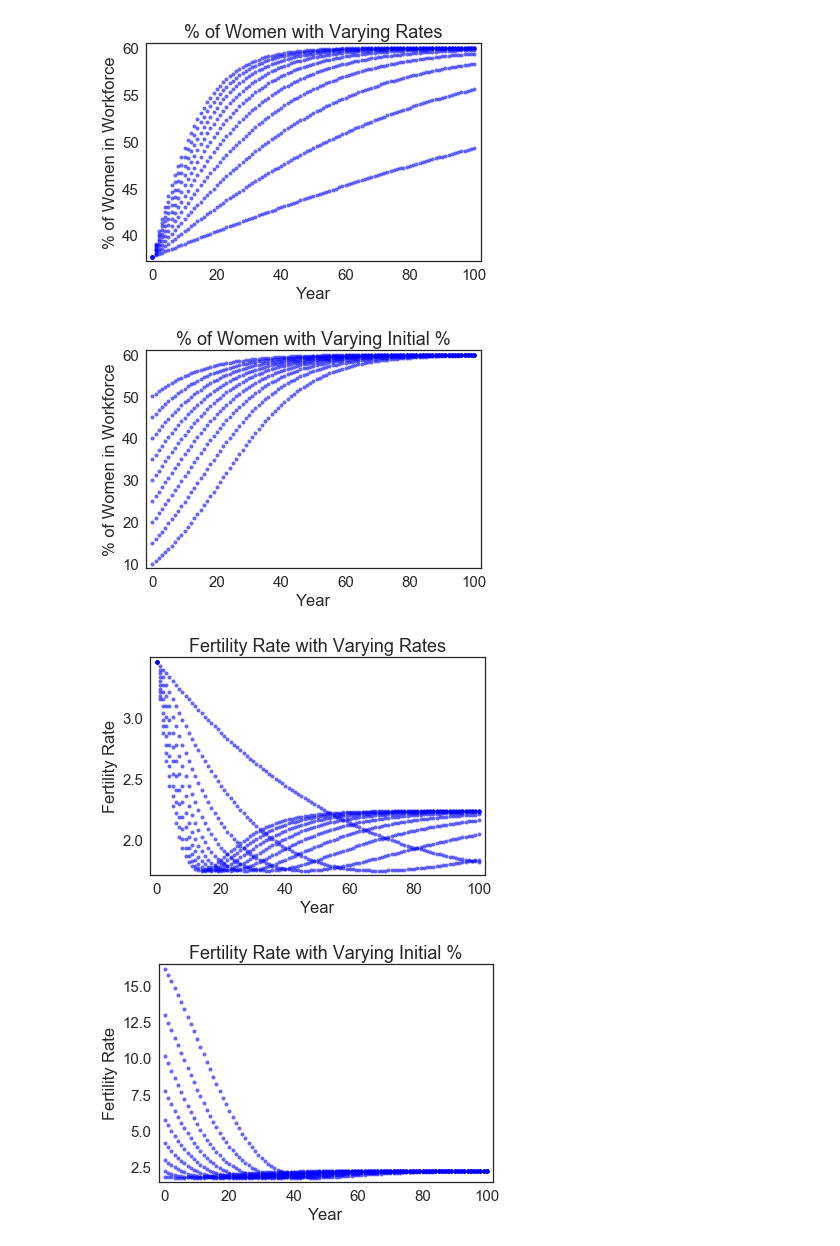
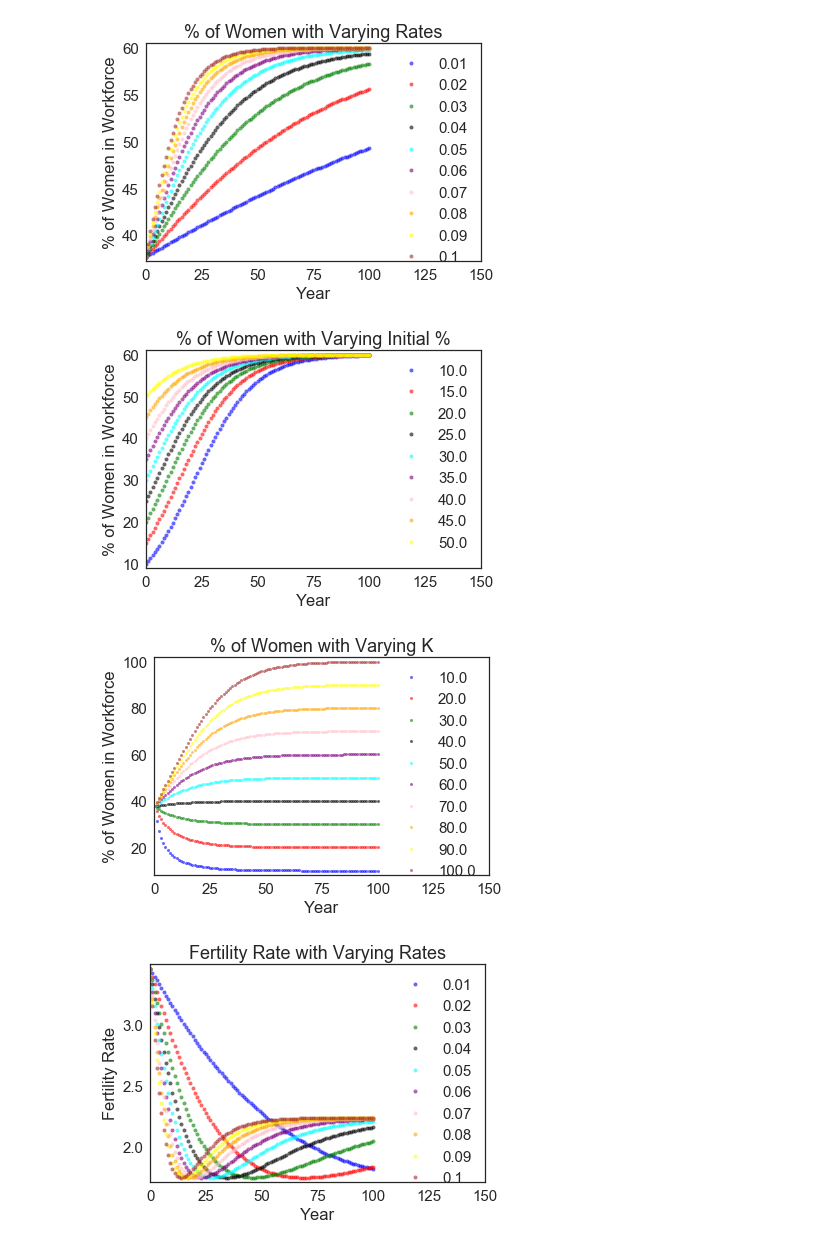
Before and after one commit to coverney/World-Population-Redux-Project, a Jupyter notebook: Project 1 (it is the real thing).ipynb, the cells around one changed output. Drawn from its saved outputs; the diff is of its cells as text; code cells hidden in the pictures.

```diff
--- a/Project 1 (it is the real thing).ipynb
+++ b/Project 1 (it is the real thing).ipynb
@@ -10,6 +10,7 @@ file = open('data/data.csv')
 data = csv.reader(file)
 
 model_system = System()
+array = ['blue', 'red', 'green', 'black', 'cyan', 'purple', 'pink', 'orange', 'yellow', 'brown']
 
 #plots the sample data
 def plot_data(data, new = True):
@@ -65,17 +66,20 @@ def run_simulationp1():
 
 def rsweep():
     newfig()
+    i = 0
     r_array = linrange(0.01, 0.1, 0.01)
     system2 = System(t0 = 0, p0 = 37.7, t_end = 100, k = 60, r = 0.075)
     for r in r_array:
         system2.r = r
         iterative_logistic(system2)
-        plot(system2.results, 'o', color = 'blue', markersize= 4)
+        plot(system2.results, 'o', color = array[i], markersize= 4, label = r)
+        i += 1
 
-    decorate(xlabel='Year', ylabel='% of Women in Workforce', title= '% of Women with Varying Rates')
+    decorate(xlim = [0, 150], xlabel='Year', ylabel='% of Women in Workforce', title= '% of Women with Varying Rates')
 
 def p0sweep():
     newfig()
+    i = 0
     p0_array = linrange(10, 50, 5)
     print(p0_array)
     system3 = System(t0 = 0, p0 = 37.7, t_end = 100, k = 60, r = 0.075)
@@ -83,8 +87,22 @@ def p0sweep():
         system3.p0 = p0
         iterative_logistic(system3)
         #print(system3.results)
-        plot(system3.results, 'o', color = 'blue', markersize= 4)
-    decorate(xlabel='Year', ylabel='% of Women in Workforce', title= '% of Women with Varying Initial %')
+        plot(system3.results, 'o', color = array[i], markersize= 4, label = p0)
+        i += 1
+    decorate(xlim = [0, 150], xlabel='Year', ylabel='% of Women in Workforce', title= '% of Women with Varying Initial %')
+
+def ksweep():
+    newfig()
+    k_array = linrange(10, 100, 10)
+    system4 = System(t0 = 0, p0 = 37.7, t_end = 100, k = 60, r = 0.075)
+    i = 0
+    for k in k_array:
+        system4.k = k
+        iterative_logistic(system4)
+        plot(system4.results, 'o', color = array[i], markersize = 3, label = k)
+        i += 1
+    decorate(xlim = [0, 150], xlabel='Year', ylabel='% of Women in Workforce', title= '% of Women with Varying K')
+
 
 def run_simulationp2():
     #takes system.results and inputs the y-values into the equation modeling f-rate to %. The result should be f-rate for a given time. Plot the new pairs of data.
@@ -103,43 +121,66 @@ def rsweep2():
     newfig()
     r_array = linrange(0.01, 0.1, 0.01)
     system2 = System(t0 = 0, p0 = 37.7, t_end = 100, k = 60, r = 0.075)
+    i = 0
     for r in r_array:
         system2.r = r
         iterative_logistic(system2)
         results2 = TimeSeries()
         for t in linrange(system2.t0, system2.t_end):
             x = system2.results[t]
             results2[t] = 0.0081*(x**2) - 0.8461*x + 23.841
         system2.results2 = results2
-        plot(system2.results2, 'o', color = 'blue', markersize= 4)
-    decorate(xlabel='Year', ylabel='Fertility Rate', title= 'Fertility Rate with Varying Rates')
+        plot(system2.results2, 'o', color = array[i], markersize= 4, label = r)
+        i += 1
+    decorate(xlim = [0, 150], xlabel='Year', ylabel='Fertility Rate', title= 'Fertility Rate with Varying Rates')
 
 def p0sweep2():
     newfig()
     p0_array = linrange(10, 50, 5)
     print(p0_array)
     system3 = System(t0 = 0, p0 = 37.7, t_end = 100, k = 60, r = 0.075)
+    i = 0
     for p0 in p0_array:
         system3.p0 = p0
         iterative_logistic(system3)
         results2 = TimeSeries()
         for t in linrange(system3.t0, system3.t_end):
             x = system3.results[t]
             results2[t] = 0.0081*(x**2) - 0.8461*x + 23.841
         system3.results2 = results2
-        plot(system3.results2, 'o', color = 'blue', markersize= 4)
-    decorate(xlabel='Year', ylabel='Fertility Rate', title= 'Fertility Rate with Varying Initial %')
+        plot(system3.results2, 'o', color = array[i], markersize= 4, label = p0)
+        i += 1
+    decorate(xlim = [0, 150], xlabel='Year', ylabel='Fertility Rate', title= 'Fertility Rate with Varying Initial %')
+
+def ksweep2():
+    newfig()
+    k_array = linrange(20, 60, 10)
+    system4 = System(t0 = 0, p0 = 37.7, t_end = 100, k = 60, r = 0.075)
+    i = 0
+    for k in k_array:
+        system4.k = k
+        iterative_logistic(system4)
+        results2 = TimeSeries()
+        for t in linrange(system4.t0, system4.t_end):
+            x = system4.results[t]
+            results2[t] = 0.0081*(x**2) - 0.8461*x + 23.841
+        system4.results2 = results2
+        plot(system4.results2, 'o', color = array[i], markersize= 4, label = k)
+        i += 1
+    decorate(xlim = [0, 150], xlabel='Year', ylabel='Fertility Rate', title= 'Fertility Rate with Varying K')
 
 #run_simulationp1()
 rsweep()
 p0sweep()
+ksweep()
 #run_simulationp2()
 rsweep2()
 p0sweep2()
+ksweep2()
 # %% [output]
 [ 10.  15.  20.  25.  30.  35.  40.  45.  50.]
 [ 10.  15.  20.  25.  30.  35.  40.  45.  50.]
-[figure, old version]
+[figure, new version]
-[figure, old version]
+[figure, new version]
-[figure, old version]
+[figure, new version]
-[figure, old version]
+[figure, new version]
```
Also changed, not shown: parts of 1 cell of this notebook, 1 other file.
